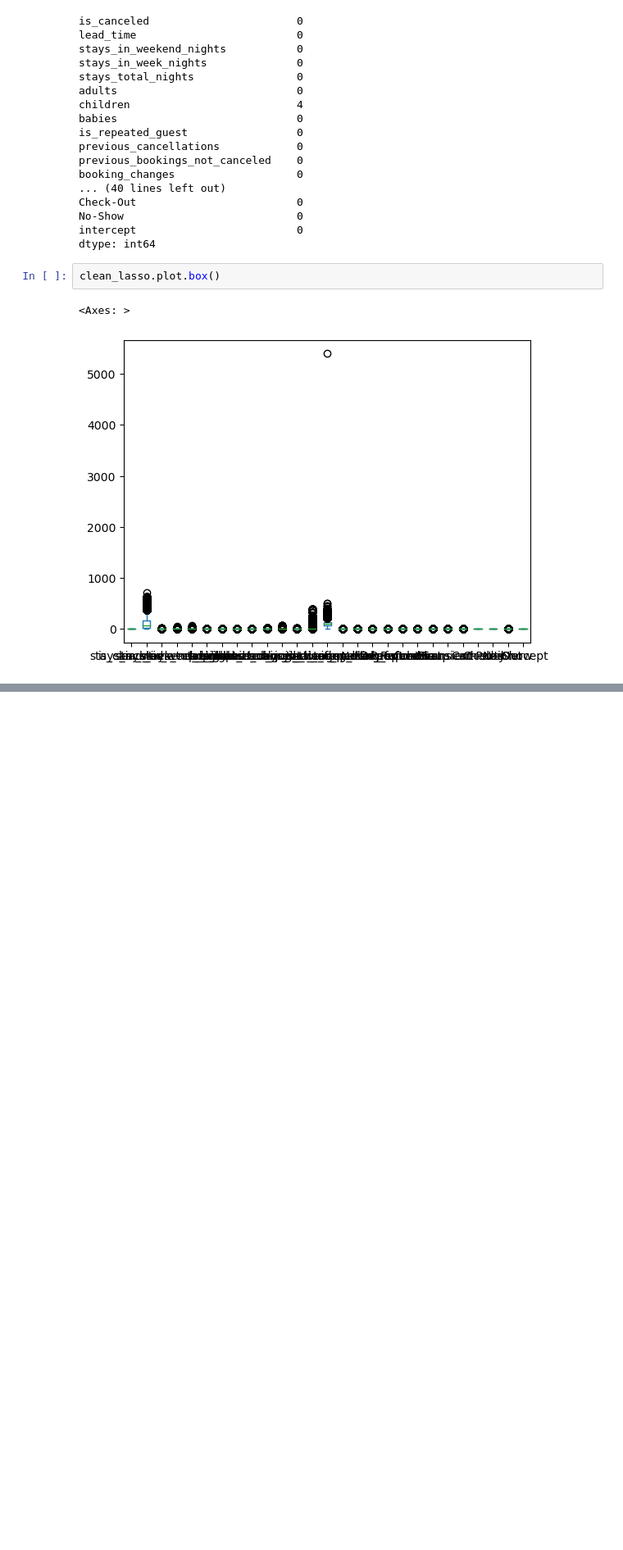
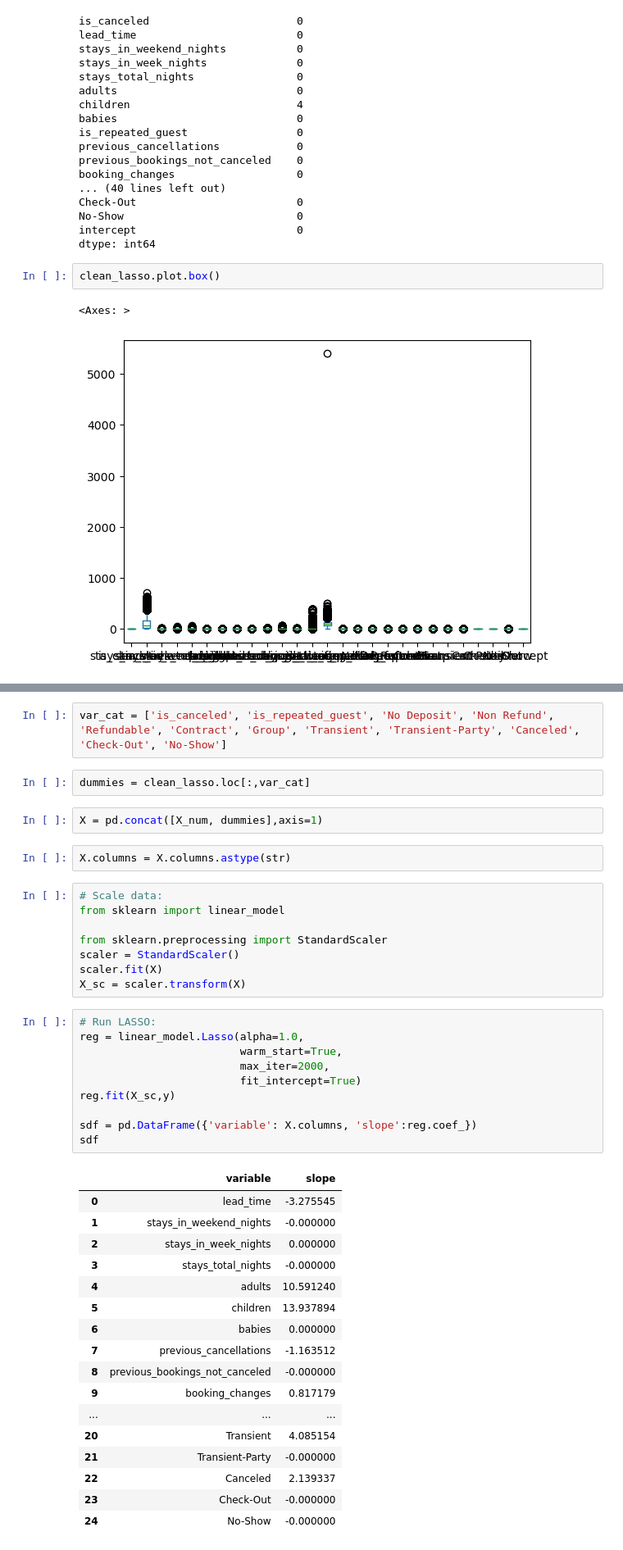
Before and after one commit to chaizhang/hotel_booking_cancellations, a Jupyter notebook: results/linear_regression.ipynb, the cells around one changed output, grey strips where cells are left out. Shown: that part at 82% size. Drawn from its saved outputs; the diff is of its cells as text; blank space fills up the shorter version.

Commit message:
Variable Selection from Lasso

```diff
--- a/results/linear_regression.ipynb
+++ b/results/linear_regression.ipynb
@@ -88,0 +100,44 @@ y = clean_lasso['adr']
+# %%
+var_cat = ['is_canceled', 'is_repeated_guest', 'No Deposit', 'Non Refund', 'Refundable', 'Contract', 'Group', 'Transient', 'Transient-Party', 'Canceled', 'Check-Out', 'No-Show']
+# %%
+dummies = clean_lasso.loc[:,var_cat]
+# %%
+X = pd.concat([X_num, dummies],axis=1)
+# %%
+X.columns = X.columns.astype(str)
+# %%
+# Scale data:
+from sklearn import linear_model
+
+from sklearn.preprocessing import StandardScaler
+scaler = StandardScaler()
+scaler.fit(X)
+X_sc = scaler.transform(X)
+# %%
+# Run LASSO:
+reg = linear_model.Lasso(alpha=1.0,
+                         warm_start=True,
+                         max_iter=2000,
+                         fit_intercept=True)
+reg.fit(X_sc,y)
+
+sdf = pd.DataFrame({'variable': X.columns, 'slope':reg.coef_})
+sdf
+# %% [output]
+|  | variable | slope |
+| 0 | lead_time | -3.275545 |
+| 1 | stays_in_weekend_nights | -0.000000 |
+| 2 | stays_in_week_nights | 0.000000 |
+| 3 | stays_total_nights | -0.000000 |
+| 4 | adults | 10.591240 |
+| 5 | children | 13.937894 |
+| 6 | babies | 0.000000 |
+| 7 | previous_cancellations | -1.163512 |
+| 8 | previous_bookings_not_canceled | -0.000000 |
+| 9 | booking_changes | 0.817179 |
+| ... | ... | ... |
+| 20 | Transient | 4.085154 |
+| 21 | Transient-Party | -0.000000 |
+| 22 | Canceled | 2.139337 |
+| 23 | Check-Out | -0.000000 |
+| 24 | No-Show | -0.000000 |
```
Also changed, not shown: parts of 7 cells of this notebook.
